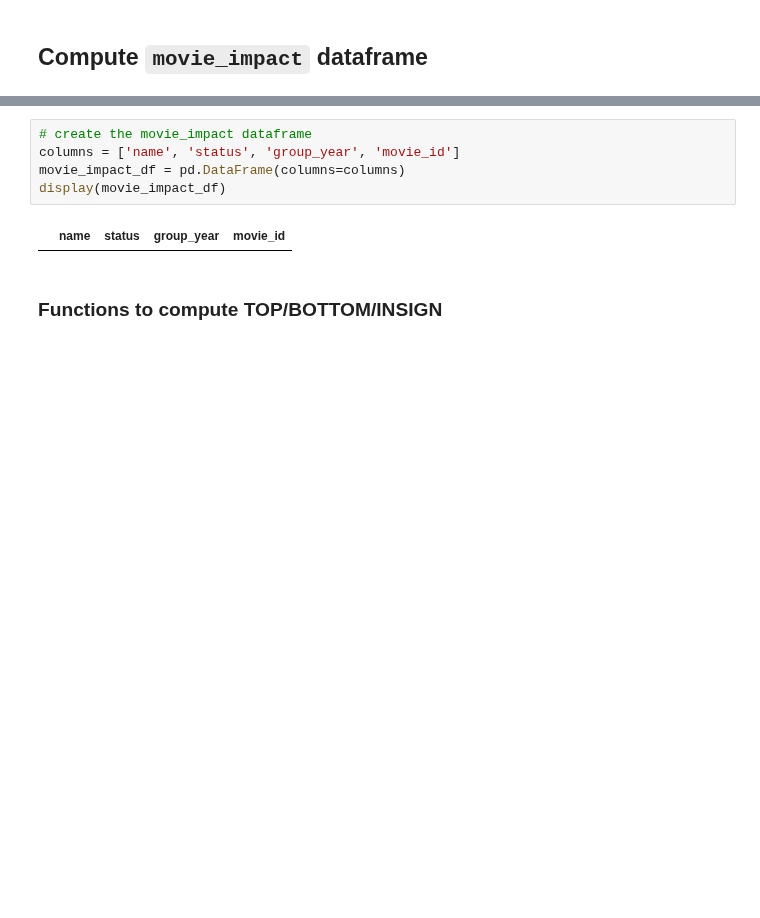
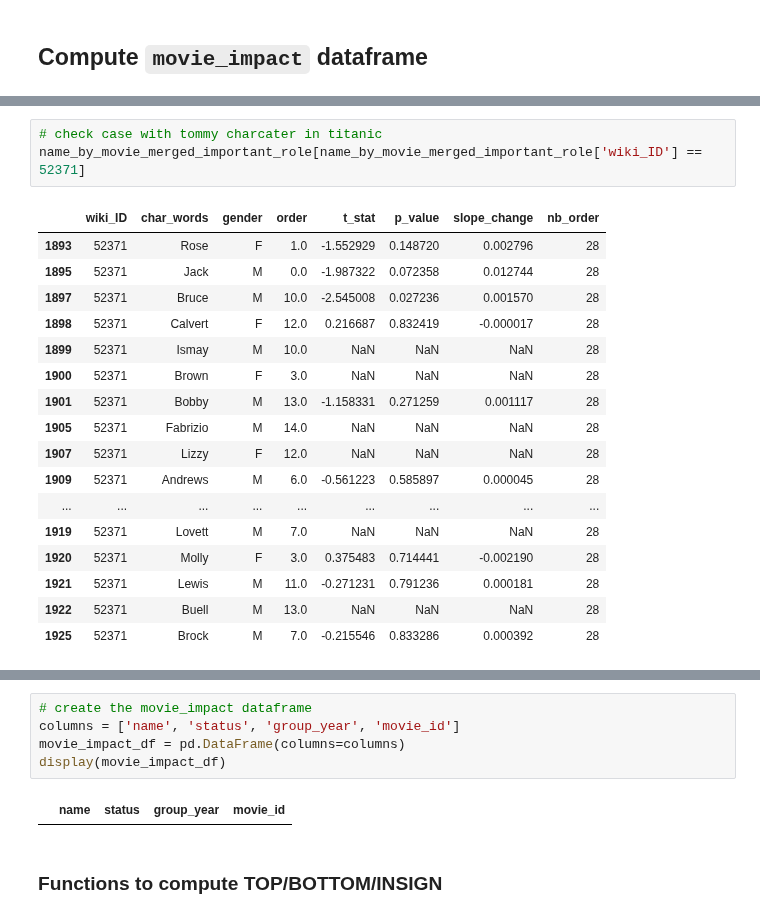
Before and after one commit to epfl-ada/ada-2023-project-abadakor, a Jupyter notebook: data/get_data_for_website.ipynb, the cells around one changed output, grey strips where cells are left out. Cells and saved outputs as stored; diff of their text form; blank space fills up the shorter version.

```diff
--- a/data/get_data_for_website.ipynb
+++ b/data/get_data_for_website.ipynb
@@ -36,0 +108,21 @@ First, let's compute the 5 years with the most change in the babies for the chos
+# %%
+# check case with tommy charcater in titanic
+name_by_movie_merged_important_role[name_by_movie_merged_important_role['wiki_ID'] == 52371]
+# %% [output]
+|  | wiki_ID | char_words | gender | order | t_stat | p_value | slope_change | nb_order |
+| 1893 | 52371 | Rose | F | 1.0 | -1.552929 | 0.148720 | 0.002796 | 28 |
+| 1895 | 52371 | Jack | M | 0.0 | -1.987322 | 0.072358 | 0.012744 | 28 |
+| 1897 | 52371 | Bruce | M | 10.0 | -2.545008 | 0.027236 | 0.001570 | 28 |
+| 1898 | 52371 | Calvert | F | 12.0 | 0.216687 | 0.832419 | -0.000017 | 28 |
+| 1899 | 52371 | Ismay | M | 10.0 | NaN | NaN | NaN | 28 |
+| 1900 | 52371 | Brown | F | 3.0 | NaN | NaN | NaN | 28 |
+| 1901 | 52371 | Bobby | M | 13.0 | -1.158331 | 0.271259 | 0.001117 | 28 |
+| 1905 | 52371 | Fabrizio | M | 14.0 | NaN | NaN | NaN | 28 |
+| 1907 | 52371 | Lizzy | F | 12.0 | NaN | NaN | NaN | 28 |
+| 1909 | 52371 | Andrews | M | 6.0 | -0.561223 | 0.585897 | 0.000045 | 28 |
+| ... | ... | ... | ... | ... | ... | ... | ... | ... |
+| 1919 | 52371 | Lovett | M | 7.0 | NaN | NaN | NaN | 28 |
+| 1920 | 52371 | Molly | F | 3.0 | 0.375483 | 0.714441 | -0.002190 | 28 |
+| 1921 | 52371 | Lewis | M | 11.0 | -0.271231 | 0.791236 | 0.000181 | 28 |
+| 1922 | 52371 | Buell | M | 13.0 | NaN | NaN | NaN | 28 |
+| 1925 | 52371 | Brock | M | 7.0 | -0.215546 | 0.833286 | 0.000392 | 28 |
```
Also changed, not shown: parts of 35 cells of this notebook, 3 other files.
